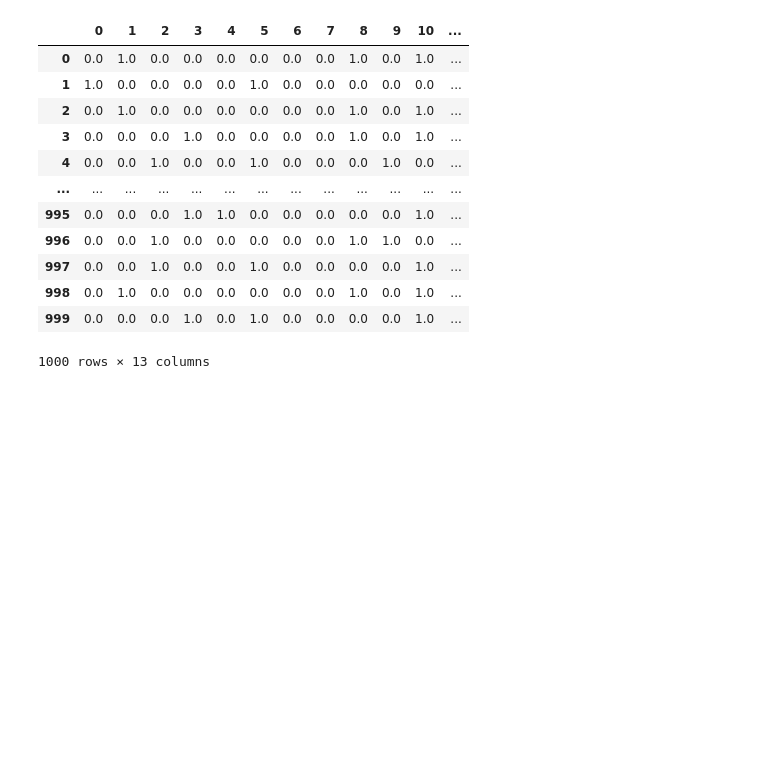
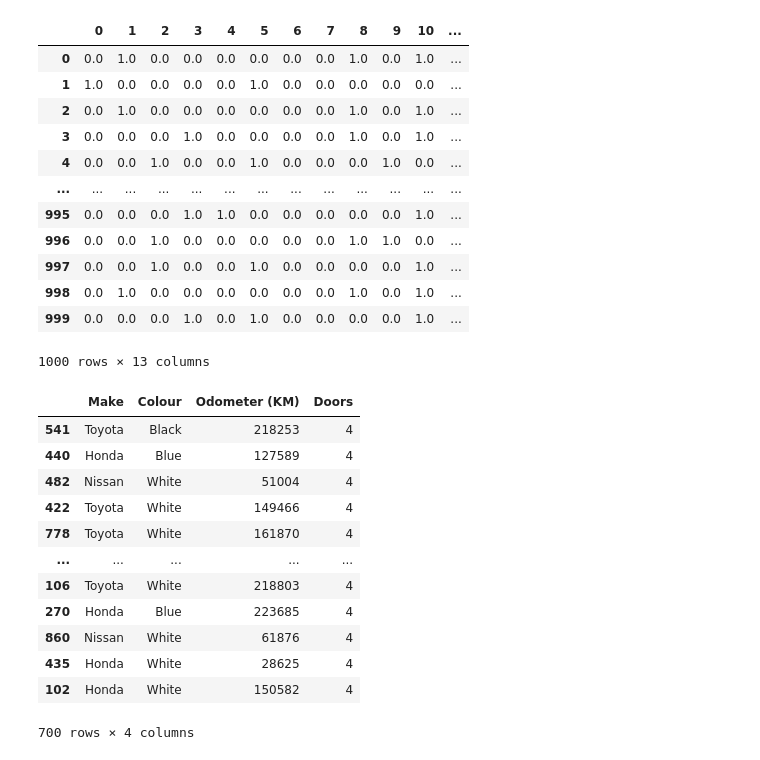
Before and after one commit to Dhyanesh-Panchal/PY-libraries-for-ML, a Jupyter notebook: SciKitLearn.ipynb, the cells around one changed output. Saved outputs shown, nothing was run; the diff lists cells and outputs as text; code cells hidden in the pictures; blank space fills up the shorter version.

```diff
--- a/SciKitLearn.ipynb
+++ b/SciKitLearn.ipynb
@@ -351,6 +351,21 @@ pd.DataFrame(transformed_X)    # THe Odometer is not chnged but others are one h
 # %%
 # Lets fit the model
 np.random.seed(42)
 
 
 X_train,X_test,y_train,y_test = train_test_split(X,y,test_size=0.3)
+X_train
+# %% [output]
+|  | Make | Colour | Odometer (KM) | Doors |
+| 541 | Toyota | Black | 218253 | 4 |
+| 440 | Honda | Blue | 127589 | 4 |
+| 482 | Nissan | White | 51004 | 4 |
+| 422 | Toyota | White | 149466 | 4 |
+| 778 | Toyota | White | 161870 | 4 |
+| ... | ... | ... | ... | ... |
+| 106 | Toyota | White | 218803 | 4 |
+| 270 | Honda | Blue | 223685 | 4 |
+| 860 | Nissan | White | 61876 | 4 |
+| 435 | Honda | White | 28625 | 4 |
+| 102 | Honda | White | 150582 | 4 |
+700 rows × 4 columns
```
Also changed, not shown: parts of 17 cells of this notebook, 3 other files.
